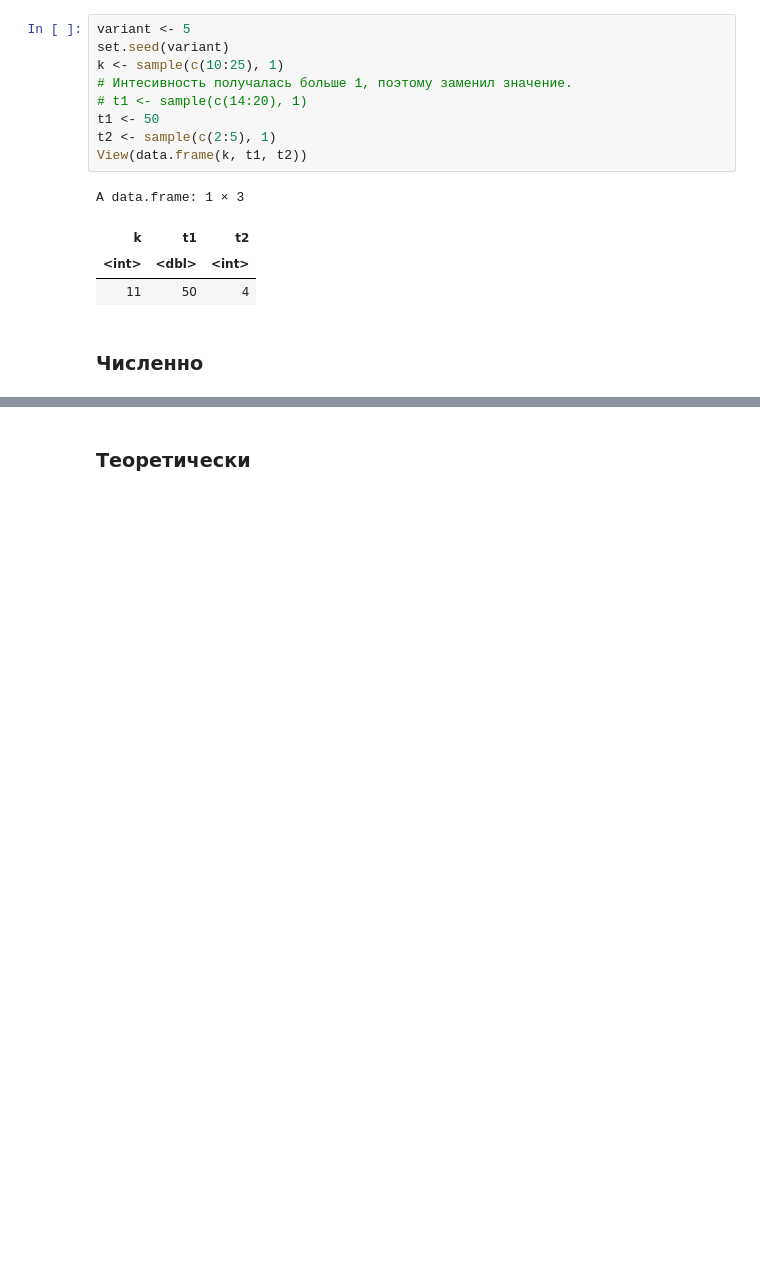
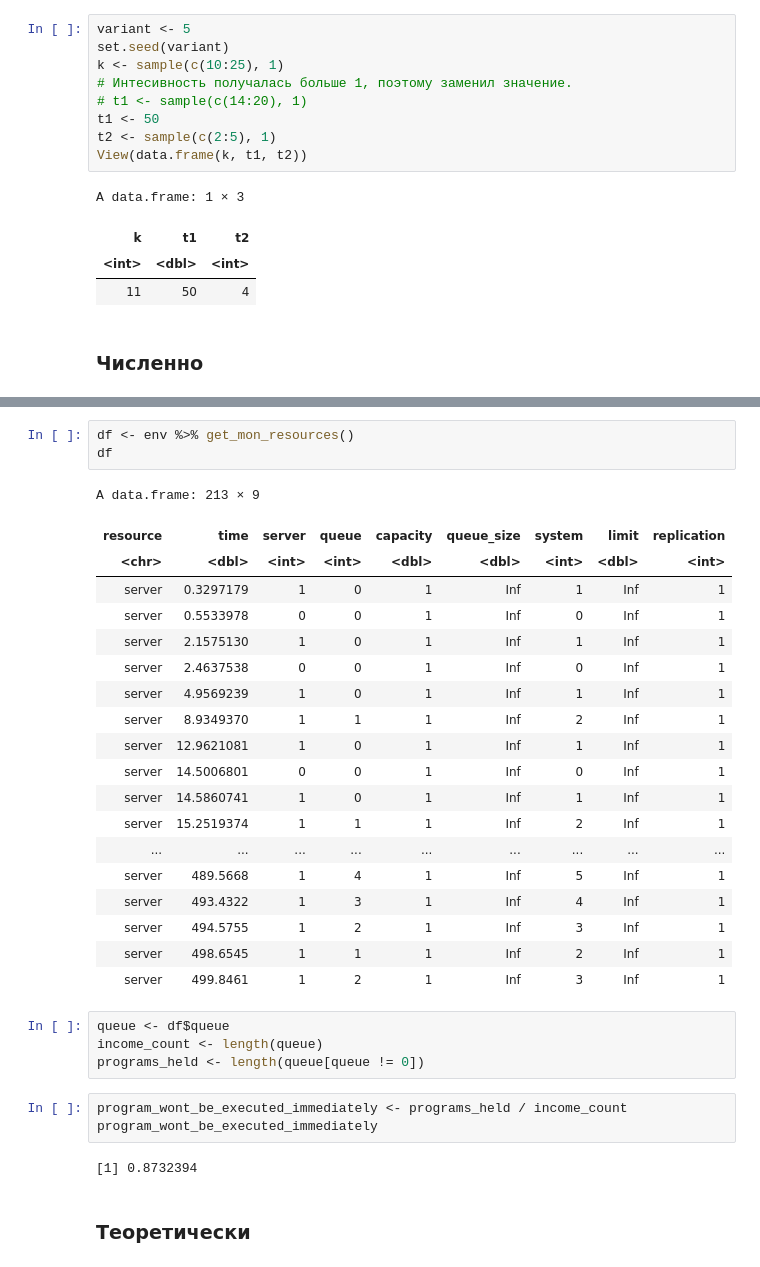
Before and after one commit to DeadlySquad13/t4-2-PerformanceAnalysis__Labs, a Jupyter notebook: Lab3/PerformanceAnalysis__Lab3.ipynb, the cells around one changed output, grey strips where cells are left out. Cells and saved outputs as stored; diff of their text form; blank space fills up the shorter version.

```diff
--- a/Lab3/PerformanceAnalysis__Lab3.ipynb
+++ b/Lab3/PerformanceAnalysis__Lab3.ipynb
@@ -207,3 +204,35 @@ env %>% get_mon_resources()
+# %%
+df <- env %>% get_mon_resources()
+df
+# %% [output]
+A data.frame: 213 × 9
+| resource | time | server | queue | capacity | queue_size | system | limit | replication |
+| <chr> | <dbl> | <int> | <int> | <dbl> | <dbl> | <int> | <dbl> | <int> |
+| server | 0.3297179 | 1 | 0 | 1 | Inf | 1 | Inf | 1 |
+| server | 0.5533978 | 0 | 0 | 1 | Inf | 0 | Inf | 1 |
+| server | 2.1575130 | 1 | 0 | 1 | Inf | 1 | Inf | 1 |
+| server | 2.4637538 | 0 | 0 | 1 | Inf | 0 | Inf | 1 |
+| server | 4.9569239 | 1 | 0 | 1 | Inf | 1 | Inf | 1 |
+| server | 8.9349370 | 1 | 1 | 1 | Inf | 2 | Inf | 1 |
+| server | 12.9621081 | 1 | 0 | 1 | Inf | 1 | Inf | 1 |
+| server | 14.5006801 | 0 | 0 | 1 | Inf | 0 | Inf | 1 |
+| server | 14.5860741 | 1 | 0 | 1 | Inf | 1 | Inf | 1 |
+| server | 15.2519374 | 1 | 1 | 1 | Inf | 2 | Inf | 1 |
+| ... | ... | ... | ... | ... | ... | ... | ... | ... |
+| server | 489.5668 | 1 | 4 | 1 | Inf | 5 | Inf | 1 |
+| server | 493.4322 | 1 | 3 | 1 | Inf | 4 | Inf | 1 |
+| server | 494.5755 | 1 | 2 | 1 | Inf | 3 | Inf | 1 |
+| server | 498.6545 | 1 | 1 | 1 | Inf | 2 | Inf | 1 |
+| server | 499.8461 | 1 | 2 | 1 | Inf | 3 | Inf | 1 |
+# %%
+queue <- df$queue
+income_count <- length(queue)
+programs_held <- length(queue[queue != 0])
+# %%
+program_wont_be_executed_immediately <- programs_held / income_count
+program_wont_be_executed_immediately
+# %% [output]
+[1] 0.8732394
 # %% [markdown]
 ### Теоретически
 # %% [markdown]
```
Also changed, not shown: parts of 17 cells of this notebook, 1 other file.
